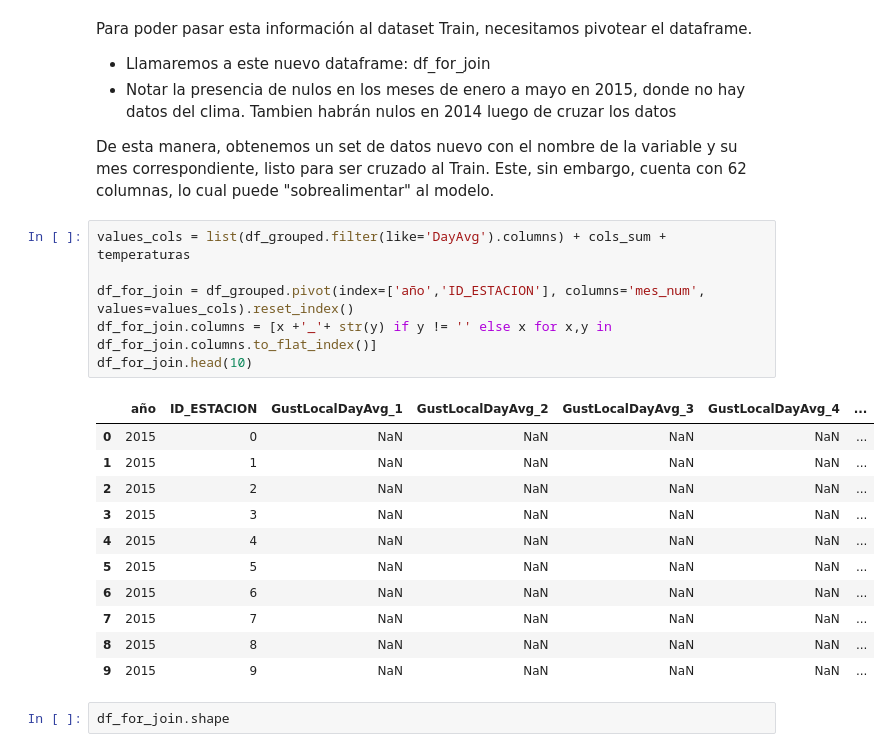
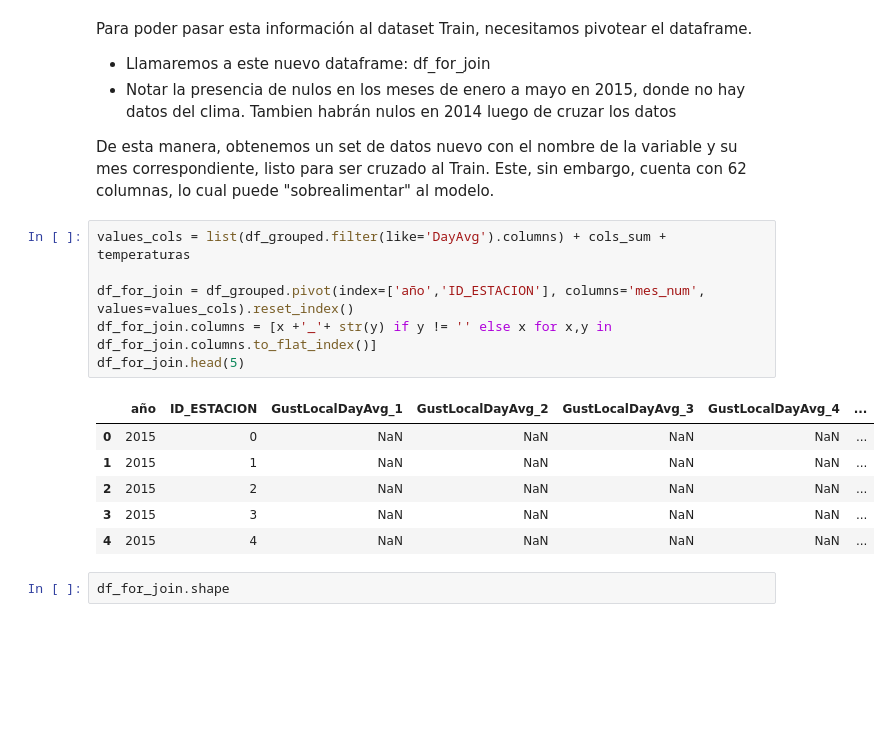
Before and after one commit to vitostamatti/datathon-cajamar-malbecs, a Jupyter notebook: notebooks/00-data-exploration/Exploracion_Malbecs.ipynb, the cells around one changed output. Drawn from its saved outputs; the diff is of its cells as text; blank space fills up the shorter version.

```diff
--- a/notebooks/00-data-exploration/Exploracion_Malbecs.ipynb
+++ b/notebooks/00-data-exploration/Exploracion_Malbecs.ipynb
@@ -784,21 +850,16 @@ De esta manera, obtenemos un set de datos nuevo con el nombre de la variable y s
 # %%
 values_cols = list(df_grouped.filter(like='DayAvg').columns) + cols_sum + temperaturas
 
 df_for_join = df_grouped.pivot(index=['año','ID_ESTACION'], columns='mes_num', values=values_cols).reset_index()
 df_for_join.columns = [x +'_'+ str(y) if y != '' else x for x,y in df_for_join.columns.to_flat_index()]
-df_for_join.head(10)
+df_for_join.head(5)
 # %% [output]
 |  | año | ID_ESTACION | GustLocalDayAvg_1 | GustLocalDayAvg_2 | GustLocalDayAvg_3 | GustLocalDayAvg_4 | ... |
 | 0 | 2015 | 0 | NaN | NaN | NaN | NaN | ... |
 | 1 | 2015 | 1 | NaN | NaN | NaN | NaN | ... |
 | 2 | 2015 | 2 | NaN | NaN | NaN | NaN | ... |
 | 3 | 2015 | 3 | NaN | NaN | NaN | NaN | ... |
 | 4 | 2015 | 4 | NaN | NaN | NaN | NaN | ... |
-| 5 | 2015 | 5 | NaN | NaN | NaN | NaN | ... |
-| 6 | 2015 | 6 | NaN | NaN | NaN | NaN | ... |
-| 7 | 2015 | 7 | NaN | NaN | NaN | NaN | ... |
-| 8 | 2015 | 8 | NaN | NaN | NaN | NaN | ... |
-| 9 | 2015 | 9 | NaN | NaN | NaN | NaN | ... |
 # %%
 df_for_join.shape
 # %% [output]
```
Also changed, not shown: parts of 28 cells of this notebook.
